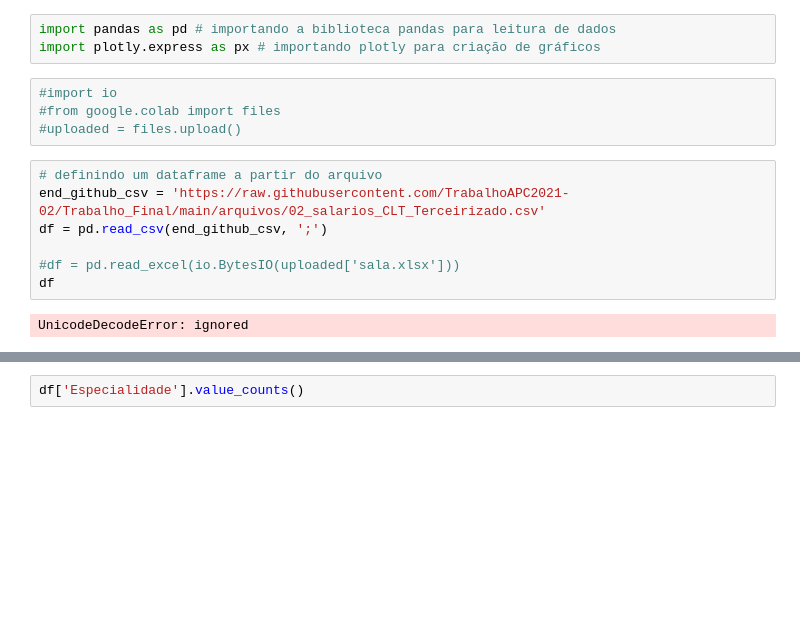
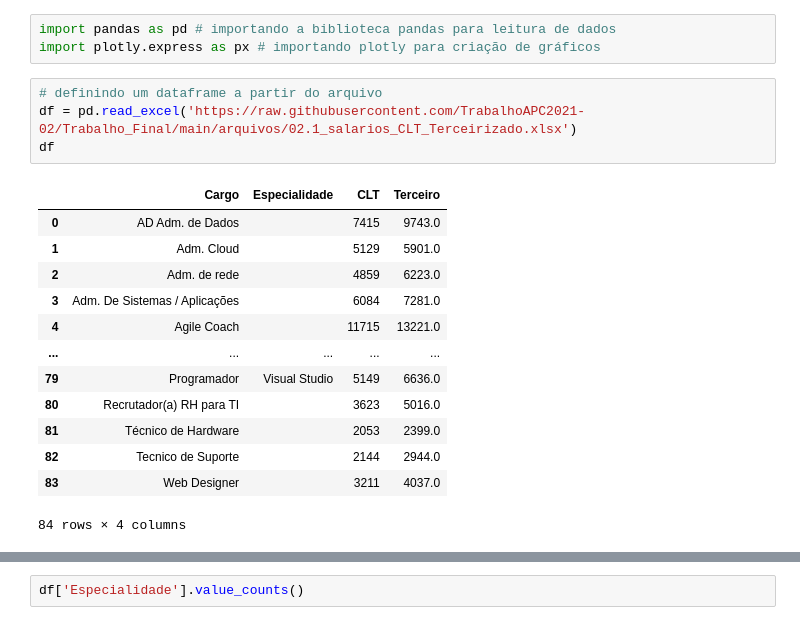
Before and after one commit to TrabalhoAPC2021-02/Trabalho_Final, a Jupyter notebook: arquivos/02_salarios_CLT_Terceirizado_teste.ipynb, the cells around one changed output, grey strips where cells are left out. Drawn from its saved outputs; the diff is of its cells as text; blank space fills up the shorter version.

Commit message:
Atualizado base de dados direto do github

```diff
--- a/arquivos/02_salarios_CLT_Terceirizado_teste.ipynb
+++ b/arquivos/02_salarios_CLT_Terceirizado_teste.ipynb
@@ -3,19 +3,24 @@
 # %%
 import pandas as pd # importando a biblioteca pandas para leitura de dados
 import plotly.express as px # importando plotly para criação de gráficos
-# %%
-#import io
-#from google.colab import files
-#uploaded = files.upload()
 # %%
 # definindo um dataframe a partir do arquivo
-end_github_csv = 'https://raw.githubusercontent.com/TrabalhoAPC2021-02/Trabalho_Final/main/arquivos/02_salarios_CLT_Terceirizado.csv'
-df = pd.read_csv(end_github_csv, ';')
-
-#df = pd.read_excel(io.BytesIO(uploaded['sala.xlsx']))
+df = pd.read_excel('https://raw.githubusercontent.com/TrabalhoAPC2021-02/Trabalho_Final/main/arquivos/02.1_salarios_CLT_Terceirizado.xlsx')
 df
 # %% [output]
+|  | Cargo | Especialidade | CLT | Terceiro |
+| 0 | AD Adm. de Dados |  | 7415 | 9743.0 |
+| 1 | Adm. Cloud |  | 5129 | 5901.0 |
+| 2 | Adm. de rede |  | 4859 | 6223.0 |
+| 3 | Adm. De Sistemas / Aplicações |  | 6084 | 7281.0 |
+| 4 | Agile Coach |  | 11715 | 13221.0 |
+| ... | ... | ... | ... | ... |
+| 79 | Programador | Visual Studio | 5149 | 6636.0 |
+| 80 | Recrutador(a) RH para TI |  | 3623 | 5016.0 |
+| 81 | Técnico de Hardware |  | 2053 | 2399.0 |
+| 82 | Tecnico de Suporte |  | 2144 | 2944.0 |
+| 83 | Web Designer |  | 3211 | 4037.0 |
-UnicodeDecodeError: ignored
+84 rows × 4 columns
 # %%
 # vendo valores repetidos
 
```
Also changed, not shown: parts of 8 cells of this notebook.
